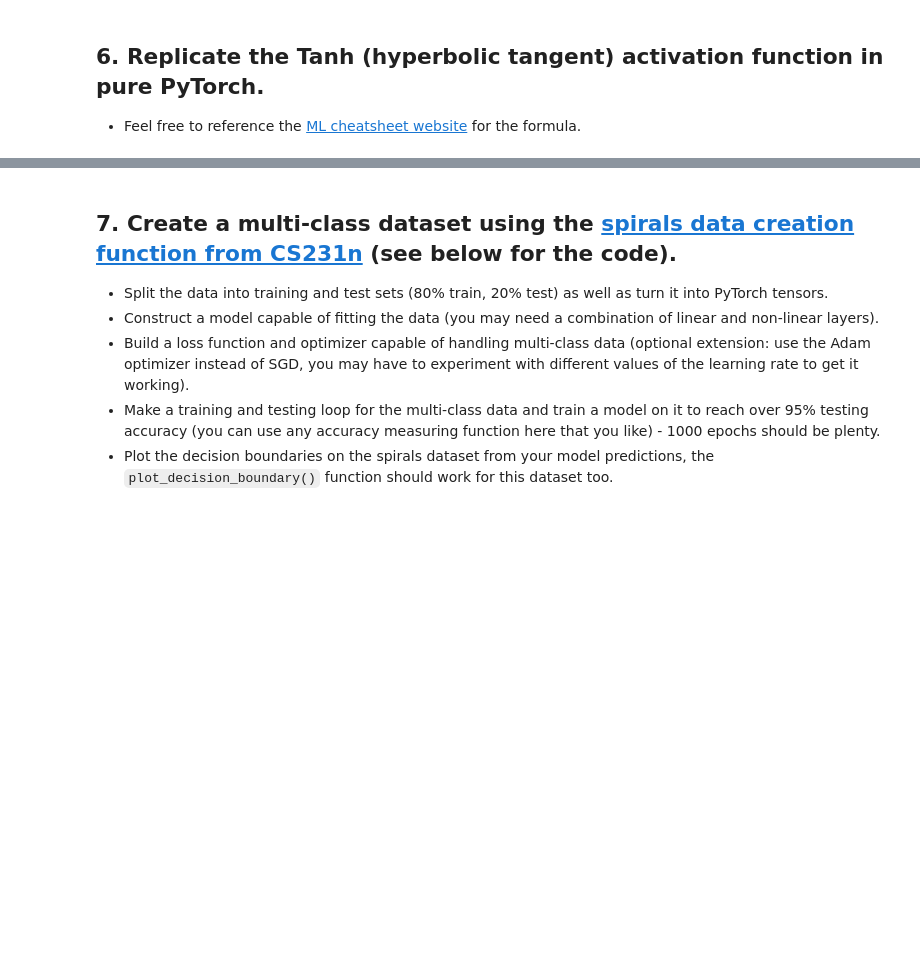
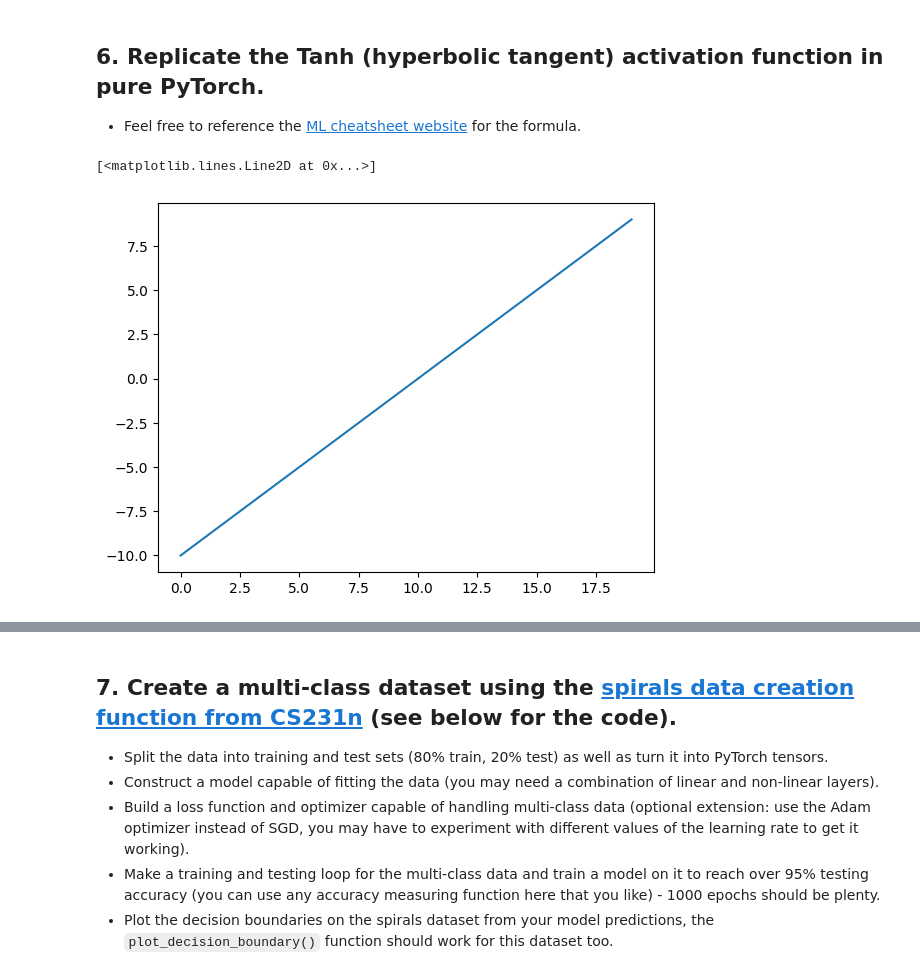
Before and after one commit to Babar-mir/Deep-Learning-Fundamentals, a Jupyter notebook: extras/exercises/02_pytorch_classification_exercises.ipynb, the cells around one changed output, grey strips where cells are left out. Saved outputs shown, nothing was run; the diff lists cells and outputs as text; code cells hidden in the pictures; blank space fills up the shorter version.

```diff
--- a/extras/exercises/02_pytorch_classification_exercises.ipynb
+++ b/extras/exercises/02_pytorch_classification_exercises.ipynb
@@ -197,5 +326,11 @@ def plot_decision_boundary(model, X, y):
   * Feel free to reference the [ML cheatsheet website](https://ml-cheatsheet.readthedocs.io/en/latest/activation_functions.html#tanh) for the formula.
 # %%
 # Create a straight line tensor
+A = torch.arange(-10,10,1)
+A
+plt.plot(A)
+# %% [output]
+[<matplotlib.lines.Line2D at 0x...>]
+[figure, added]
 # %%
 # Test torch.tanh() on the tensor and plot it
```
Also changed, not shown: parts of 26 cells of this notebook.
